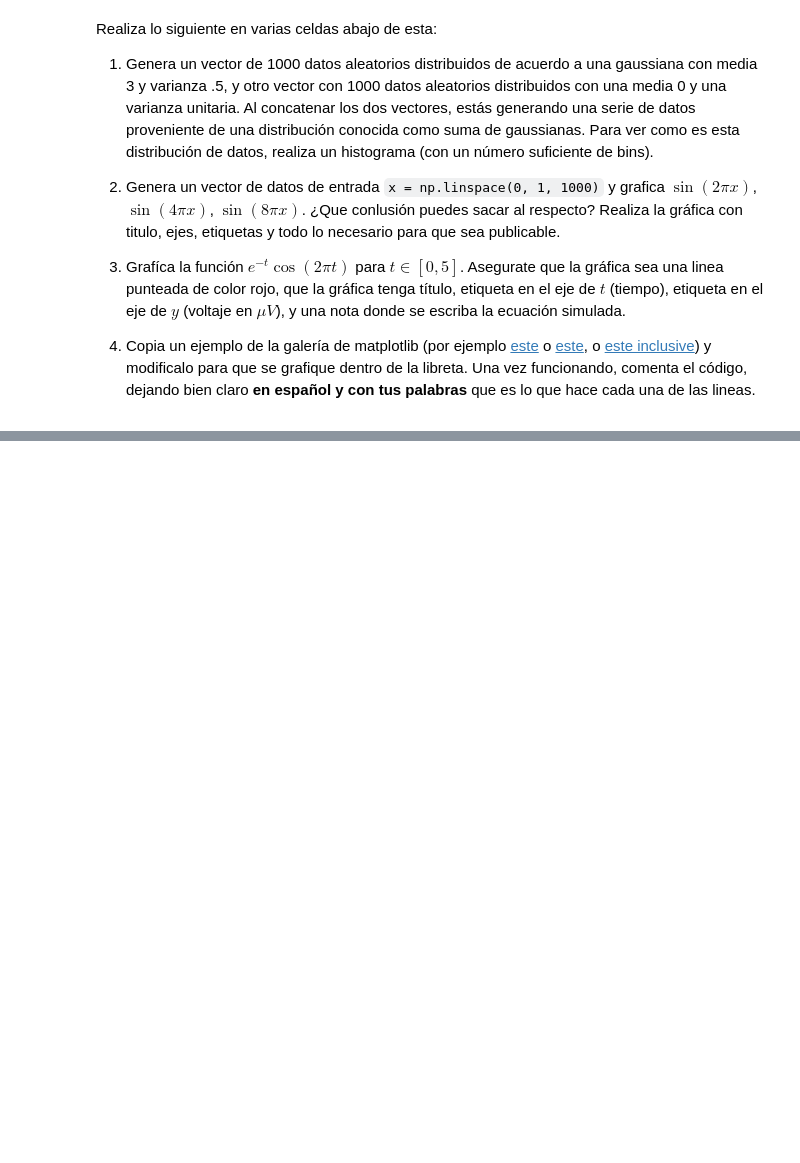
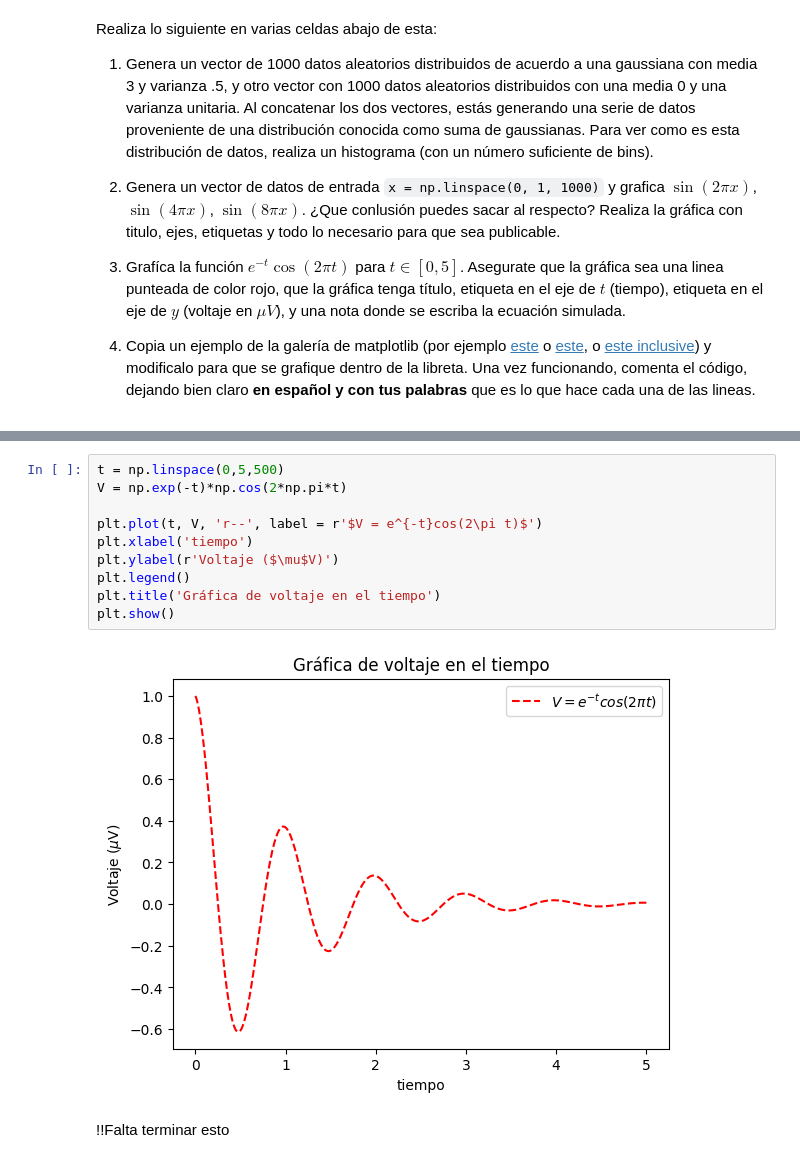
Before and after one commit to fofojaramillo/maestria-propedeuticos, a Jupyter notebook: Programacion/Introducción_numpy_matplotlib.ipynb, the cells around one changed output, grey strips where cells are left out. Drawn from its saved outputs; the diff is of its cells as text; blank space fills up the shorter version.

```diff
--- a/Programacion/Introducción_numpy_matplotlib.ipynb
+++ b/Programacion/Introducción_numpy_matplotlib.ipynb
@@ -755,0 +768,14 @@ sin_2pi = np.sin(2*math.pi)
+# %%
+t = np.linspace(0,5,500)
+V = np.exp(-t)*np.cos(2*np.pi*t)
+
+plt.plot(t, V, 'r--', label = r'$V = e^{-t}cos(2\pi t)$')
+plt.xlabel('tiempo')
+plt.ylabel(r'Voltaje ($\mu$V)')
+plt.legend()
+plt.title('Gráfica de voltaje en el tiempo')
+plt.show()
+# %% [output]
+[figure, added]
+# %% [markdown]
+!!Falta terminar esto
```
Also changed, not shown: parts of 4 cells of this notebook.
